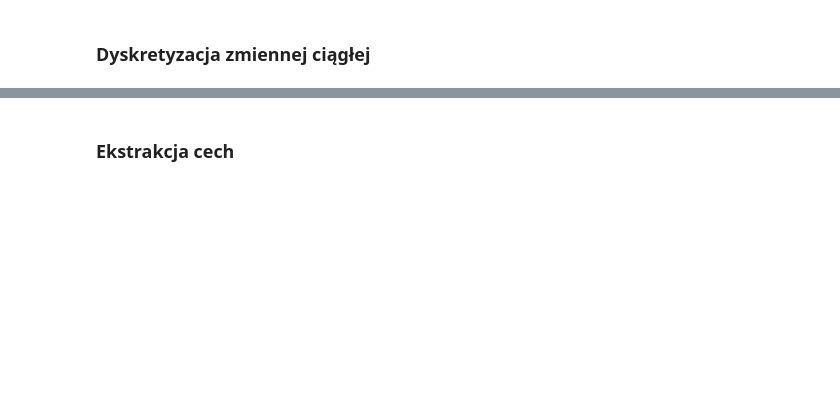
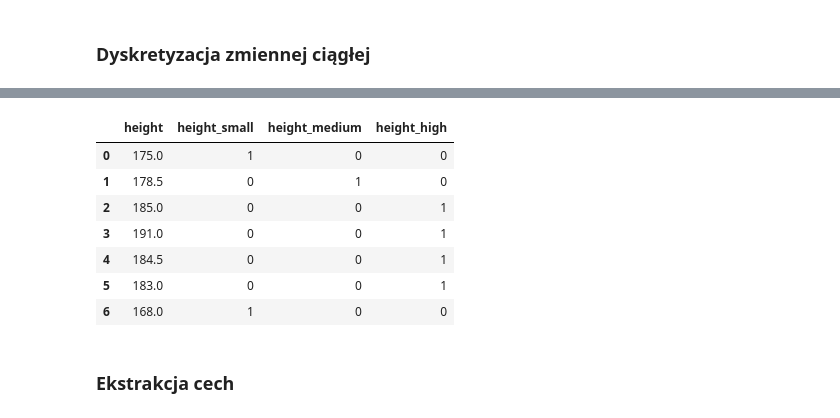
Before and after one commit to tomasz450/ML_DL_Python_16_12_25, a Jupyter notebook: 7.Zastosowania biblioteki scikit-learn w machine learning/03_feature_extraction.ipynb, the cells around one changed output, grey strips where cells are left out. Drawn from its saved outputs; the diff is of its cells as text; code cells hidden in the pictures; blank space fills up the shorter version.

```diff
--- a/7.Zastosowania biblioteki scikit-learn w machine learning/03_feature_extraction.ipynb
+++ b/7.Zastosowania biblioteki scikit-learn w machine learning/03_feature_extraction.ipynb
@@ -89,5 +197,14 @@ df
 # %%
-pd.get_dummies(df, drop_first=True, prefix='height', dtype=int)
+pd.get_dummies(df, prefix='height', dtype=int)
+# %% [output]
+|  | height | height_small | height_medium | height_high |
+| 0 | 175.0 | 1 | 0 | 0 |
+| 1 | 178.5 | 0 | 1 | 0 |
+| 2 | 185.0 | 0 | 0 | 1 |
+| 3 | 191.0 | 0 | 0 | 1 |
+| 4 | 184.5 | 0 | 0 | 1 |
+| 5 | 183.0 | 0 | 0 | 1 |
+| 6 | 168.0 | 1 | 0 | 0 |
 # %% [markdown]
 ### <a name='5'></a> Ekstrakcja cech
 # %%
```
Also changed, not shown: parts of 17 cells of this notebook, 4 other files.
